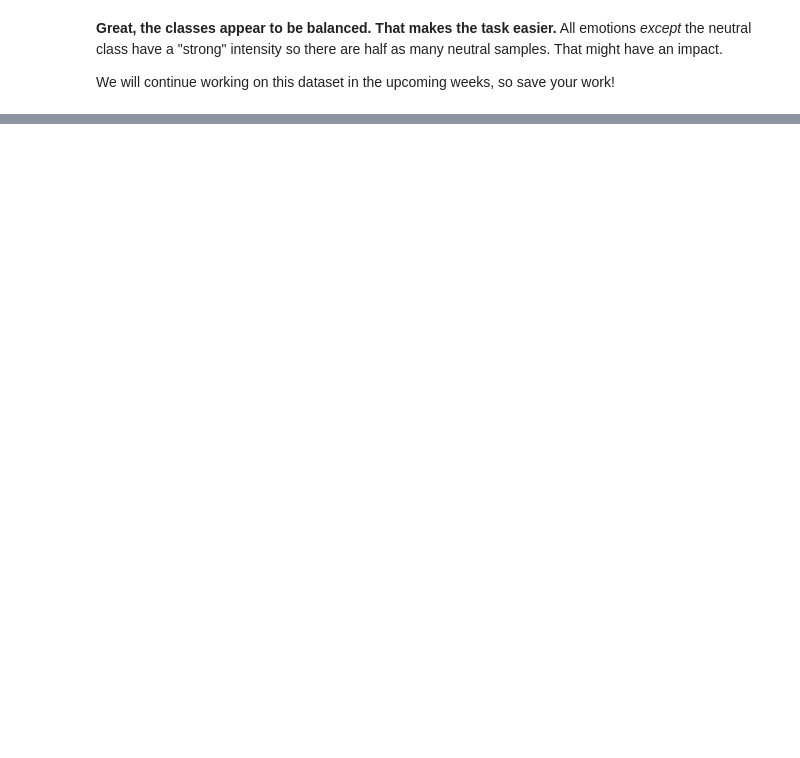
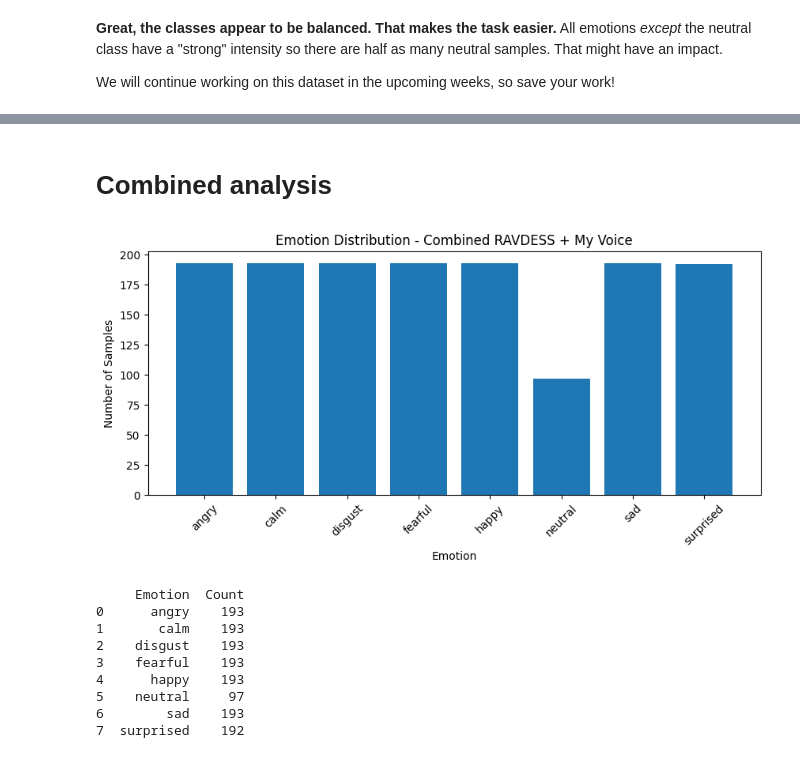
Before and after one commit to mahla-aghapour/Week2-DataPreprocessing, a Jupyter notebook: Week 2.ipynb, the cells around one changed output, grey strips where cells are left out. Drawn from its saved outputs; the diff is of its cells as text; code cells hidden in the pictures; blank space fills up the shorter version.

```diff
--- a/Week 2.ipynb
+++ b/Week 2.ipynb
@@ -595,0 +848,15 @@ We will continue working on this dataset in the upcoming weeks, so save your wor
+# %% [markdown]
+# **Combined analysis**
+# %%
+plot_emotions(combined_emotions, "Emotion Distribution - Combined RAVDESS + My Voice")
+# %% [output]
+[figure, added]
+     Emotion  Count
+0      angry    193
+1       calm    193
+2    disgust    193
+3    fearful    193
+4      happy    193
+5    neutral     97
+6        sad    193
+7  surprised    192
```
Also changed, not shown: parts of 41 cells of this notebook.
